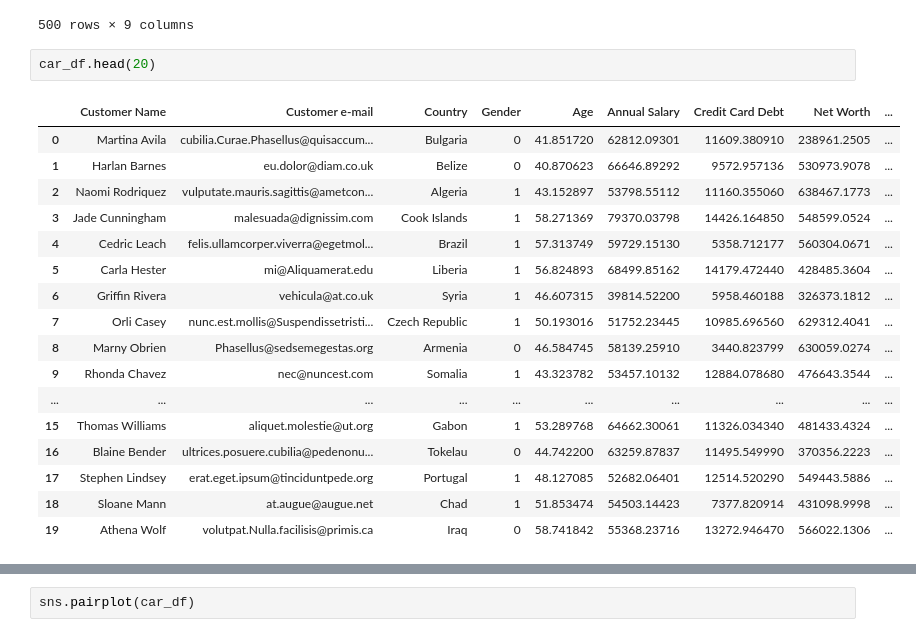
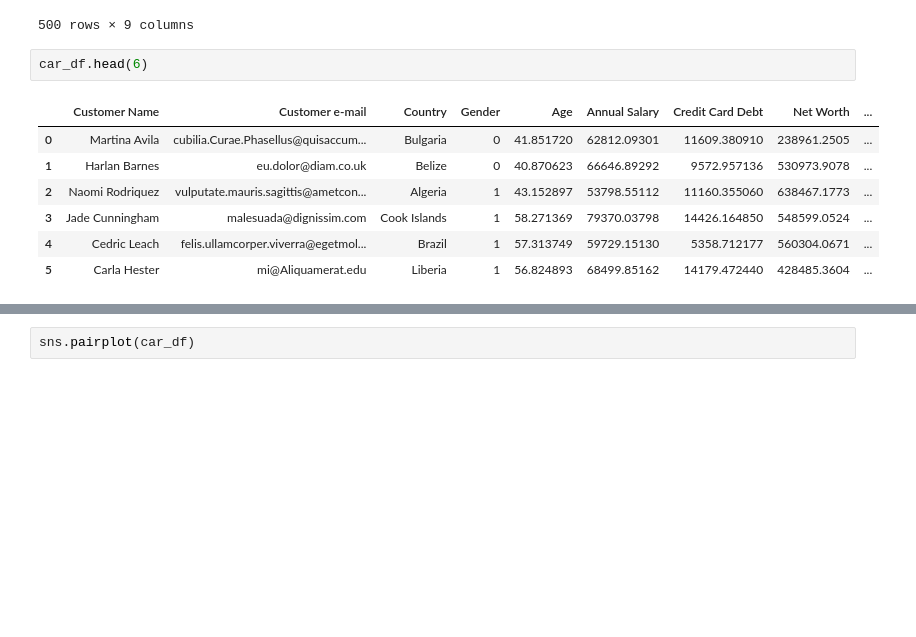
Before and after one commit to maurizioprizzi/car-sales-prediction, a Jupyter notebook: Car Sales Prediction.ipynb, the cells around one changed output, grey strips where cells are left out. Saved outputs shown, nothing was run; the diff lists cells and outputs as text; blank space fills up the shorter version.

```diff
--- a/Car Sales Prediction.ipynb
+++ b/Car Sales Prediction.ipynb
@@ -29,23 +22,13 @@ car_df
 | 499 | Marla | Camaron.marla@hotmail.com | marlal | 1 | 46.731152 | 61370.67766 | 9391.341628 | 462946.4924 | ... |
 500 rows × 9 columns
 # %%
-car_df.head(20)
+car_df.head(6)
 # %% [output]
 |  | Customer Name | Customer e-mail | Country | Gender | Age | Annual Salary | Credit Card Debt | Net Worth | ... |
 | 0 | Martina Avila | cubilia.Curae.Phasellus@quisaccum... | Bulgaria | 0 | 41.851720 | 62812.09301 | 11609.380910 | 238961.2505 | ... |
 | 1 | Harlan Barnes | eu.dolor@diam.co.uk | Belize | 0 | 40.870623 | 66646.89292 | 9572.957136 | 530973.9078 | ... |
 | 2 | Naomi Rodriquez | vulputate.mauris.sagittis@ametcon... | Algeria | 1 | 43.152897 | 53798.55112 | 11160.355060 | 638467.1773 | ... |
 | 3 | Jade Cunningham | malesuada@dignissim.com | Cook Islands | 1 | 58.271369 | 79370.03798 | 14426.164850 | 548599.0524 | ... |
 | 4 | Cedric Leach | felis.ullamcorper.viverra@egetmol... | Brazil | 1 | 57.313749 | 59729.15130 | 5358.712177 | 560304.0671 | ... |
 | 5 | Carla Hester | mi@Aliquamerat.edu | Liberia | 1 | 56.824893 | 68499.85162 | 14179.472440 | 428485.3604 | ... |
-| 6 | Griffin Rivera | vehicula@at.co.uk | Syria | 1 | 46.607315 | 39814.52200 | 5958.460188 | 326373.1812 | ... |
-| 7 | Orli Casey | nunc.est.mollis@Suspendissetristi... | Czech Republic | 1 | 50.193016 | 51752.23445 | 10985.696560 | 629312.4041 | ... |
-| 8 | Marny Obrien | Phasellus@sedsemegestas.org | Armenia | 0 | 46.584745 | 58139.25910 | 3440.823799 | 630059.0274 | ... |
-| 9 | Rhonda Chavez | nec@nuncest.com | Somalia | 1 | 43.323782 | 53457.10132 | 12884.078680 | 476643.3544 | ... |
-| ... | ... | ... | ... | ... | ... | ... | ... | ... | ... |
-| 15 | Thomas Williams | aliquet.molestie@ut.org | Gabon | 1 | 53.289768 | 64662.30061 | 11326.034340 | 481433.4324 | ... |
-| 16 | Blaine Bender | ultrices.posuere.cubilia@pedenonu... | Tokelau | 0 | 44.742200 | 63259.87837 | 11495.549990 | 370356.2223 | ... |
-| 17 | Stephen Lindsey | erat.eget.ipsum@tinciduntpede.org | Portugal | 1 | 48.127085 | 52682.06401 | 12514.520290 | 549443.5886 | ... |
-| 18 | Sloane Mann | at.augue@augue.net | Chad | 1 | 51.853474 | 54503.14423 | 7377.820914 | 431098.9998 | ... |
-| 19 | Athena Wolf | volutpat.Nulla.facilisis@primis.ca | Iraq | 0 | 58.741842 | 55368.23716 | 13272.946470 | 566022.1306 | ... |
 # %%
```
Also changed, not shown: parts of 37 cells of this notebook, 1 other file.
